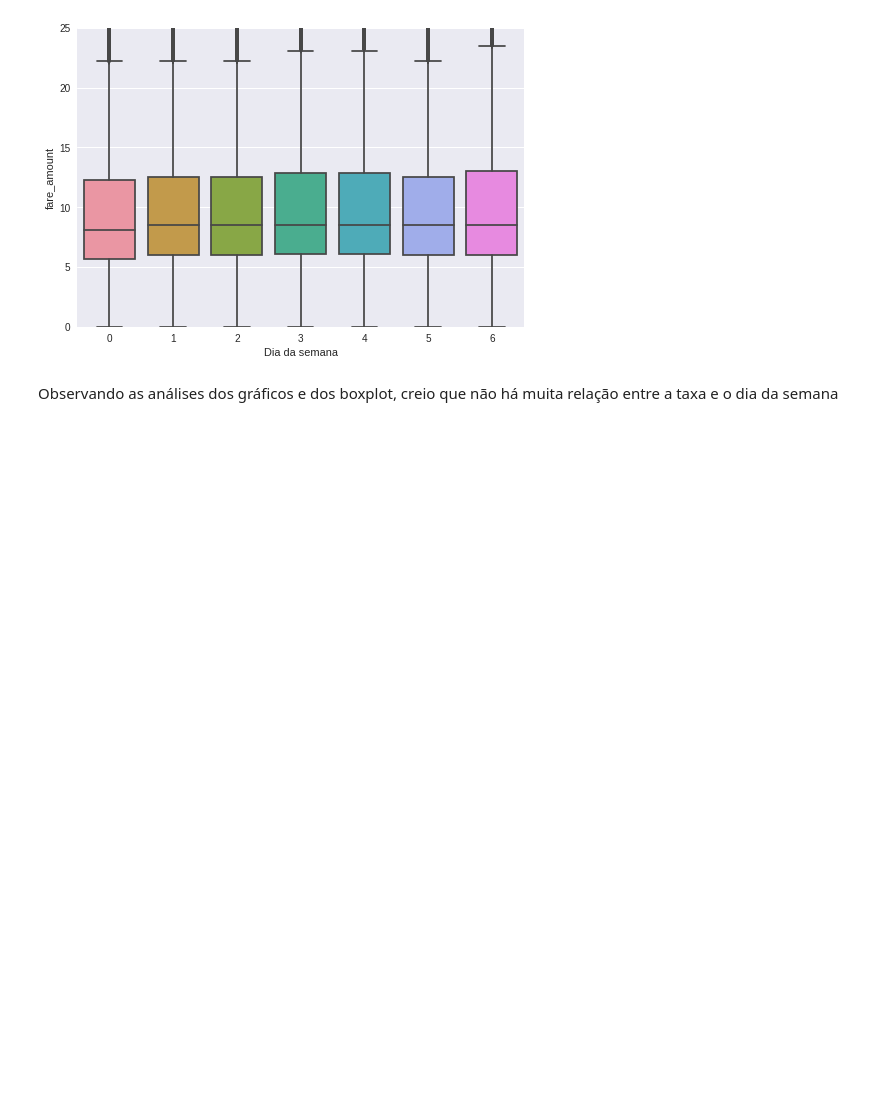
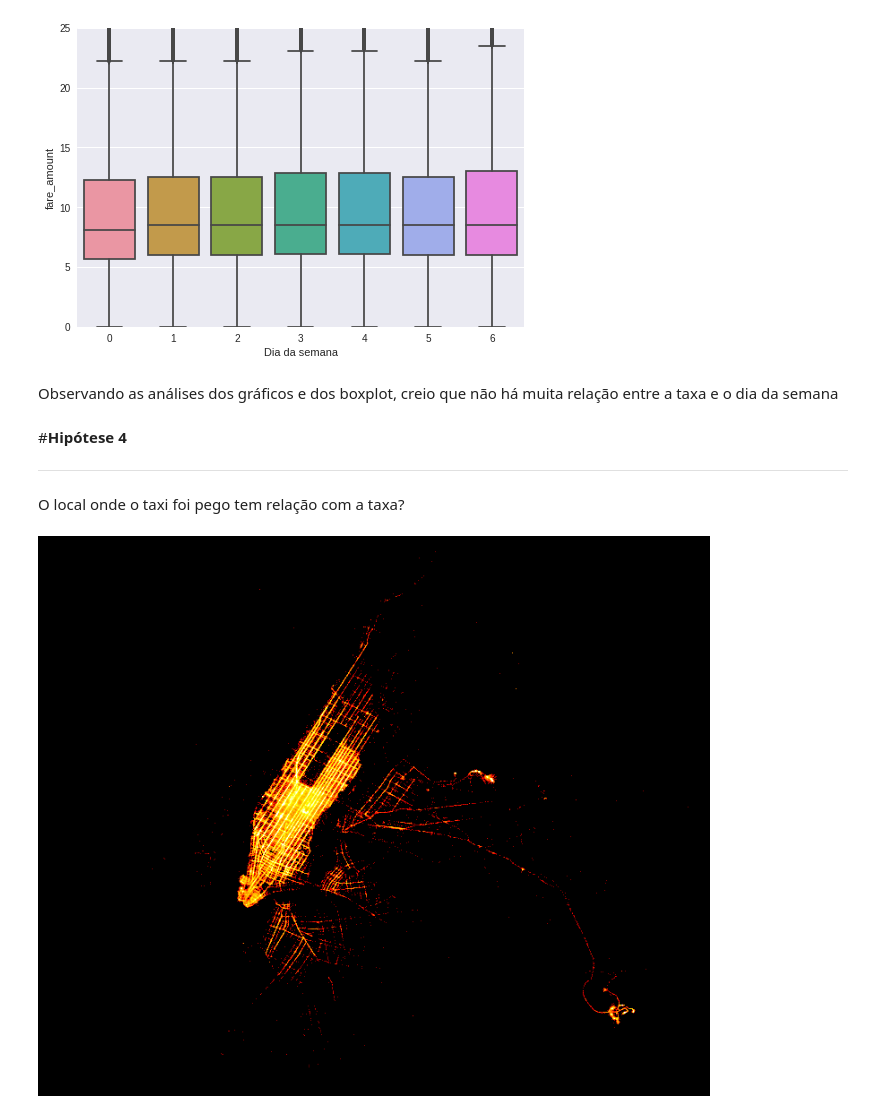
Before and after one commit to 51rL1N5/Prova_Esig, a Jupyter notebook: taxi_fare.ipynb, the cells around one changed output. Drawn from its saved outputs; the diff is of its cells as text; code cells hidden in the pictures; blank space fills up the shorter version.

```diff
--- a/taxi_fare.ipynb
+++ b/taxi_fare.ipynb
@@ -397,3 +509,10 @@ plt.ylim((0,25))
 [figure]
 # %% [markdown]
 Observando as análises dos gráficos e dos boxplot, creio que não há muita relação entre a taxa e o dia da semana
+# %% [markdown]
+#**Hipótese 4**
+
+
+---
+
+O local onde o taxi foi pego tem relação com a taxa?
@@ -399,0 +564,23 @@ Observando as análises dos gráficos e dos boxplot, creio que não há muita re
+# %%
+# função para plotar as coordenadas no mapa de NYC
+
+def plot_data_points(longitude,latitude,data_frame,focus_point) :
+    #plot dimensions
+    x_range, y_range = ((-74.14,-73.73), (40.6,40.9))
+    plot_width  = int(750)
+    plot_height = int(plot_width//1.2)
+    export  = partial(export_image, export_path="export", background="black")
+    fig = figure(background_fill_color = "black")
+    #plot data points
+    cvs = ds.Canvas(plot_width=plot_width, plot_height=plot_height,
+                    x_range=x_range, y_range=y_range)
+    agg = cvs.points(data_frame,longitude,latitude,
+                      ds.count(focus_point))
+    img = tf.shade(agg, cmap= Hot, how='eq_hist')
+    image_xpt  =  tf.dynspread(img, threshold=0.5, max_px=4)
+    return export(image_xpt,"NYCT_hot")
+
+
+plot_data_points('pickup_longitude', 'pickup_latitude',chunk,'fare_amount')
+# %% [output]
+[figure, added]
```
Also changed, not shown: parts of 11 cells of this notebook.
